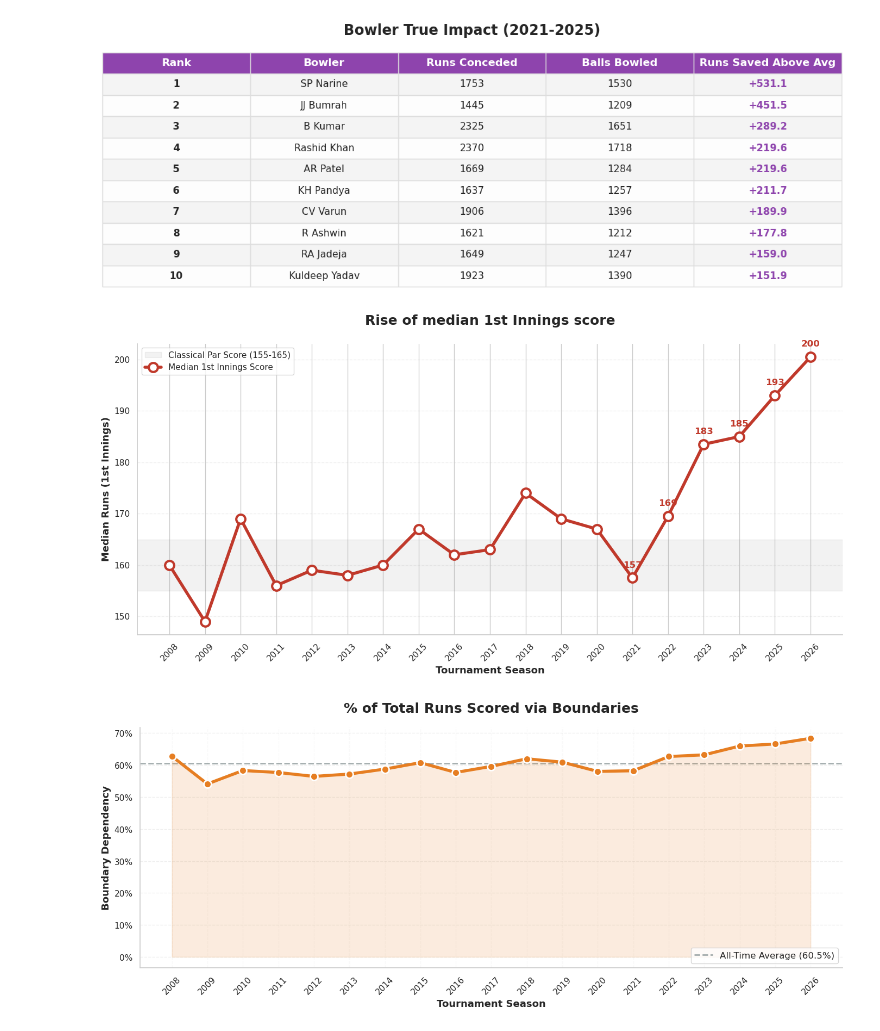
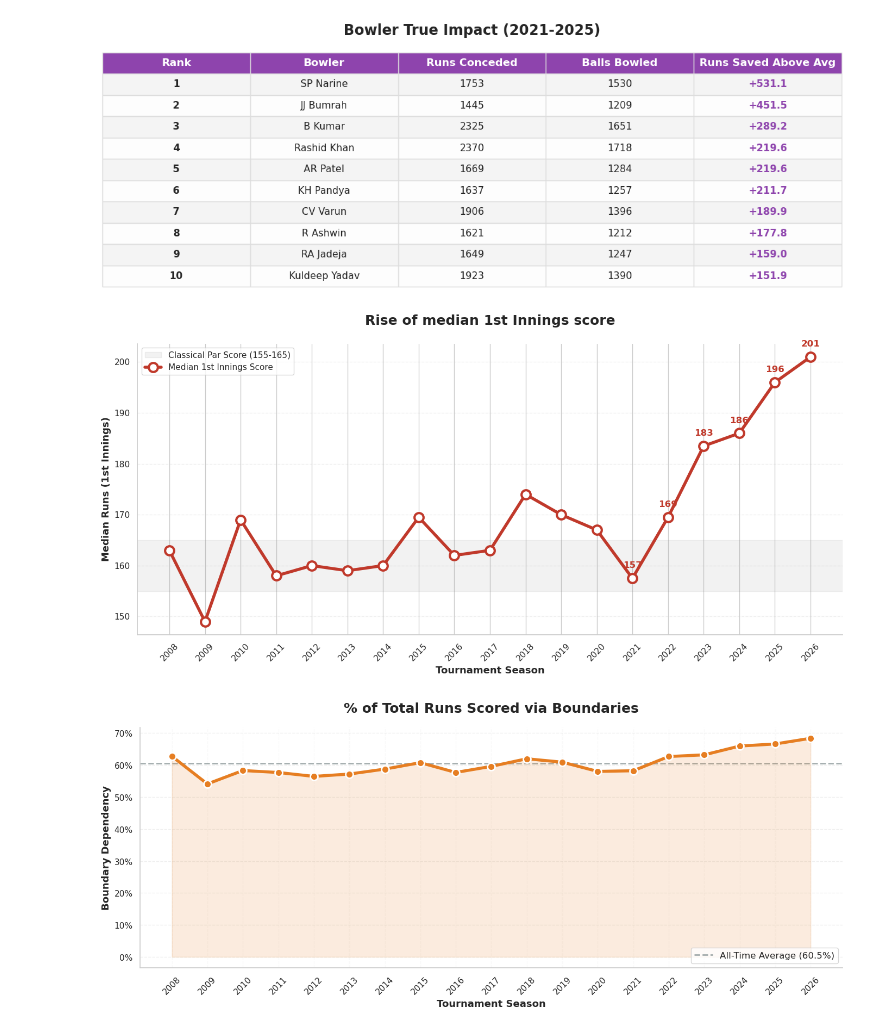
Before and after one commit to lyc0riz/IPL-crunch, a Jupyter notebook: notebooks/04_exploratory_data_analysis.ipynb, the cells around one changed output. Saved outputs shown, nothing was run; the diff lists cells and outputs as text; code cells hidden in the pictures.

```diff
--- a/notebooks/04_exploratory_data_analysis.ipynb
+++ b/notebooks/04_exploratory_data_analysis.ipynb
@@ -788,6 +783,6 @@ Passing `palette` without assigning `hue` is deprecated and will be removed in v
 # %%
 # --- STEP 1: Add Win/Loss Data to the Match Summaries ---
-inn1_df = df[df['innings'] == 1].copy()
+inn1_df = df[(df['innings'] == 1) & (df['is_rain_reduced']==0)].copy()
 phase_order = ['Powerplay', 'Middle Overs', 'Death Overs']
 phase_colors = {'Powerplay': '#e74c3c', 'Middle Overs': '#f39c12', 'Death Overs': '#3498db'}
 # Create a flag for whether the team batting first actually won the match
@@ -860,7 +855,7 @@ for i, row in curve_df.iterrows():
     )
 
 # --- STEP 6: Professional Formatting ---
-plt.title('Wicket Lost vs. Win Probability', fontsize=18, fontweight='bold', pad=25)
+plt.title('Wicket Lost vs. Expected Score & Win %', fontsize=18, fontweight='bold', pad=25)
 plt.xlabel('Total Wickets Lost in Phase', fontsize=13, fontweight='bold')
 plt.ylabel('Expected Final 1st Innings Score', fontsize=13, fontweight='bold')
 
@@ -885,7 +880,7 @@ import matplotlib.pyplot as plt
 import seaborn as sns
 
 # --- STEP 1: Isolate Run Chases (2nd Innings) ---
-inn2_df = df[df['innings'] == 2].copy()
+inn2_df = df[(df['innings'] == 2) & (df['is_rain_reduced']==0)].copy()
 
 # Define a dot ball (Assuming 'runs_total' being 0 captures no runs scored)
 inn2_df['is_dot'] = (inn2_df['runs_total'] == 0).astype(int)
@@ -988,7 +983,7 @@ import matplotlib.pyplot as plt
 import seaborn as sns
 
 # --- STEP 1: Isolate 1st Innings ---
-inn1_df = df[df['innings'] == 1].copy()
+inn1_df = df[(df['innings'] == 1) & (df['is_rain_reduced']==0)].copy()
 
 # --- STEP 2: Calculate Strike Rate per Match AND Phase ---
 # We want to exclude wides from the ball count to get a true Strike Rate
@@ -1069,7 +1064,7 @@ for i, row in curve_df.iterrows():
     )
 
 # --- STEP 7: Professional Formatting ---
-plt.title('The Pace Setter: Phase Strike Rate vs. Expected Total & Win %', fontsize=18, fontweight='bold', pad=25)
+plt.title('Phase Strike Rate vs. Expected Total & Win %', fontsize=18, fontweight='bold', pad=25)
 plt.xlabel('Team Phase Strike Rate', fontsize=13, fontweight='bold')
 plt.ylabel('Expected Final 1st Innings Score (Runs)', fontsize=13, fontweight='bold')
 
@@ -1086,6 +1081,7 @@ plt.show()
 # %%
 # --- STEP 1: Calculate Runs per Phase for Both Teams ---
 # Group the dataset by Match, Phase, and Inning to get total runs scored
+df = df[df['is_rain_reduced']==0]
 phase_runs = df.groupby(['match_id', 'phase', 'innings'])['runs_total'].sum().reset_index()
 
 # Pivot the data so Inning 1 and Inning 2 are side-by-side
@@ -1488,7 +1574,7 @@ import seaborn as sns
 valid_df = df.copy()
 
 # Get total scores for the 1st innings per match
-inn1_scores = valid_df[valid_df['innings'] == 1].groupby(['season', 'match_id'])['runs_total'].sum().reset_index()
+inn1_scores = valid_df[(valid_df['innings'] == 1) & (df['is_rain_reduced']==0)].groupby(['season', 'match_id'])['runs_total'].sum().reset_index()
 
 # Find the median score per season
 inflation_trend = inn1_scores.groupby('season')['runs_total'].median().reset_index()
@@ -1519,34 +1605,34 @@ for i, row in inflation_trend.iterrows():
     if row['season'] >= 2021:
         plt.text(
             row['season'],
             row['runs_total'] + 2, # Position slightly above the dot
             f"{int(row['runs_total'])}",
             ha='center',
             fontsize=12,
             fontweight='bold',
             color='#c0392b'
         )
 
 # --- STEP 3: Professional Formatting ---
 # Perfect X-Axis (Whole years only)
 all_seasons = inflation_trend['season'].unique()
 plt.xticks(ticks=all_seasons, labels=all_seasons, rotation=45, fontsize=11)
 plt.yticks(fontsize=11)
 
 # Titles and Narrative Labels
 plt.title('Rise of median 1st Innings score', fontsize=18, fontweight='bold', pad=25)
 plt.xlabel('Tournament Season', fontsize=13, fontweight='bold')
 plt.ylabel('Median Runs (1st Innings)', fontsize=13, fontweight='bold')
 
 # Subtle Grid and Aesthetic clean-up
 plt.grid(axis='y', linestyle='--', alpha=0.3)
 plt.legend(loc='upper left', frameon=True)
 sns.despine()
 
 plt.tight_layout()
 plt.show()
 # %% [output]
-[figure, old version]
+[figure, new version]
 # %%
 import pandas as pd
 import matplotlib.pyplot as plt
```
Also changed, not shown: parts of 16 cells of this notebook, 18 other files.
